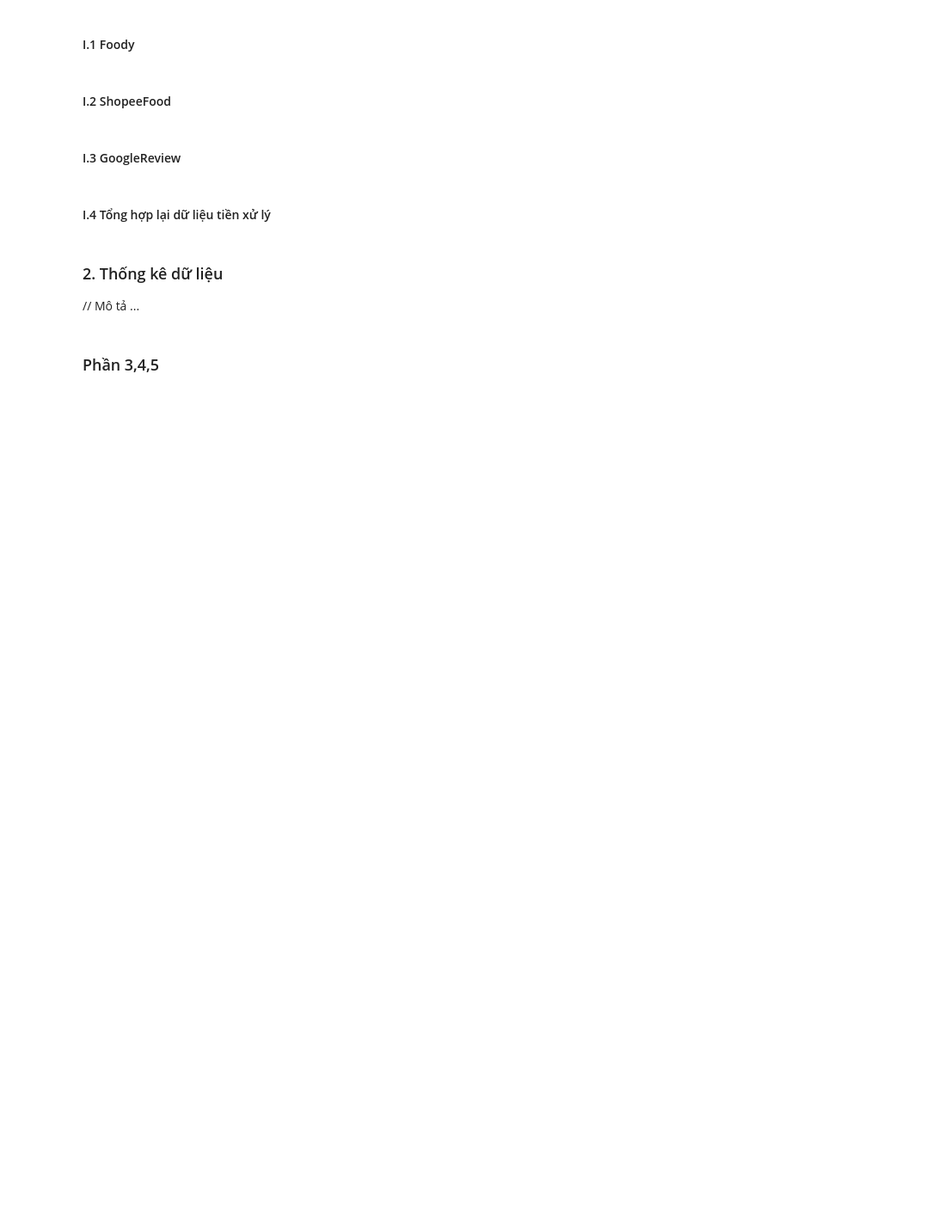
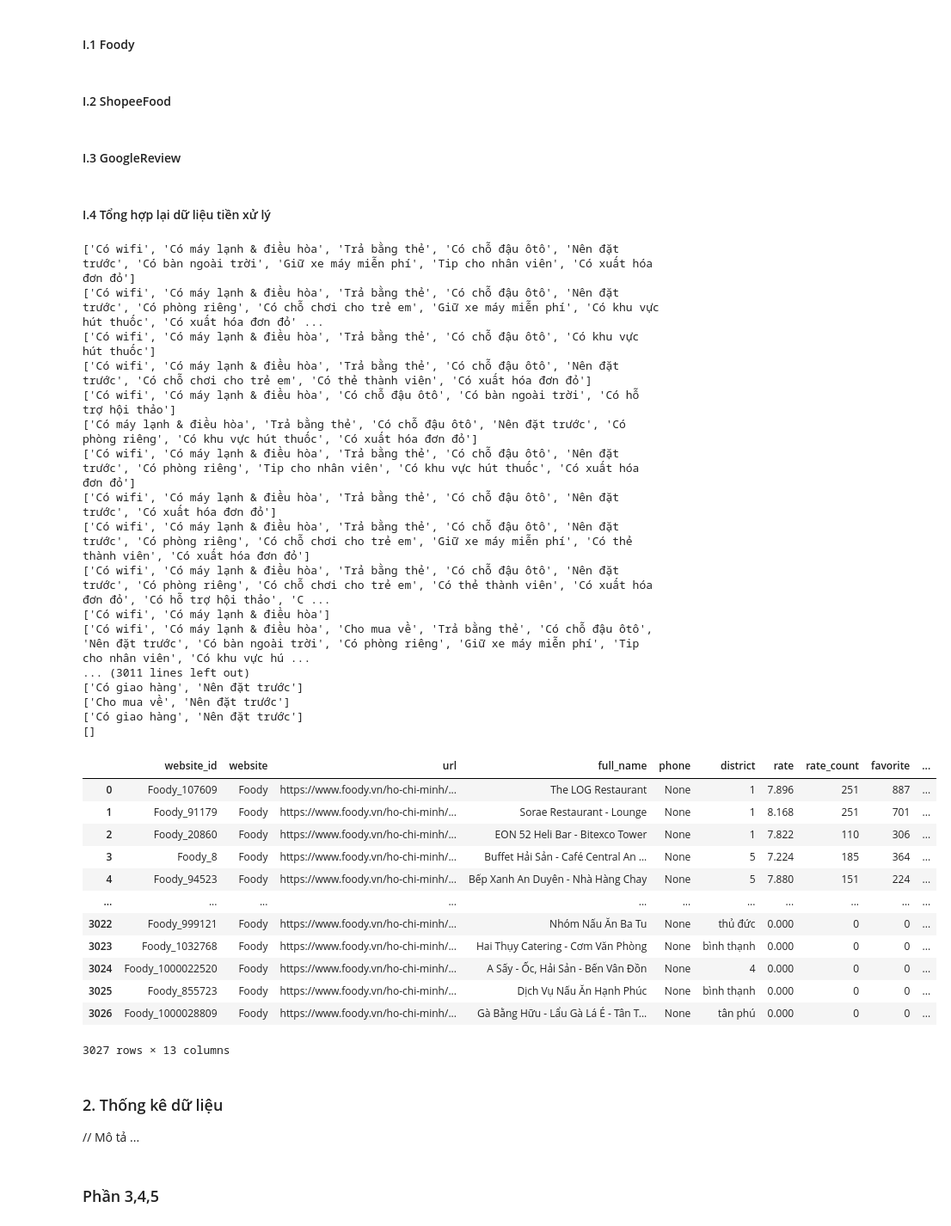
Before and after one commit to thafnhlong/HCMUS-UNIV-WebScience-VisualizeData, a Jupyter notebook: Source.ipynb, the cells around one changed output. Shown: that part at 86% size. Cells and saved outputs as stored; diff of their text form; code cells hidden in the pictures; blank space fills up the shorter version.

````diff
--- a/Source.ipynb
+++ b/Source.ipynb
@@ -77,10 +77,32 @@ class Utils:
 ```
 # %% [markdown]
 #### I.1 Foody
-# %%
-def preprocessing_Foody():
-    # Code here
-    return pd.DataFrame()
+# %%
+def preprocessing_Foody():
+    # Code here
+    data = get_bai_viet("Foody")
+    active_time = data["active_time"]
+    other_service = data["other_service"]
+    format_time = []
+    for time in active_time:
+        #time = time.open + ',' + time.close
+        time = json.loads(time)
+        time_format = []
+        time_format.append(time['open'])
+        time_format.append(time['close'])
+        x = {
+            "thứ 2":time_format,
+            "thứ 3":time_format,
+            "thứ 4":time_format,
+            "thứ 5":time_format,
+            "thứ 6":time_format,
+            "thứ 7":time_format,
+            "chủ nhật":time_format,
+            }
+        time = json.dumps(x)
+        format_time.append(time)
+    data['active_time'] = format_time
+    return data
 # %% [markdown]
 #### I.2 ShopeeFood
 # %%
@@ -124,8 +145,40 @@ def preprocessing_GoogleReview():
 # %% [markdown]
 #### I.4 Tổng hợp lại dữ liệu tiền xử lý
 # %%
-DATA = pd.concat([preprocessing_Foody(),preprocessing_ShopeeFood(),preprocessing_GoogleReview()])
+# DATA = pd.concat([preprocessing_Foody(),preprocessing_ShopeeFood(),preprocessing_GoogleReview()])
+preprocessing_Foody()
 # DATA.describe()
+# %% [output]
+['Có wifi', 'Có máy lạnh & điều hòa', 'Trả bằng thẻ', 'Có chỗ đậu ôtô', 'Nên đặt trước', 'Có bàn ngoài trời', 'Giữ xe máy miễn phí', 'Tip cho nhân viên', 'Có xuất hóa đơn đỏ']
+['Có wifi', 'Có máy lạnh & điều hòa', 'Trả bằng thẻ', 'Có chỗ đậu ôtô', 'Nên đặt trước', 'Có phòng riêng', 'Có chỗ chơi cho trẻ em', 'Giữ xe máy miễn phí', 'Có khu vực hút thuốc', 'Có xuất hóa đơn đỏ' ...
+['Có wifi', 'Có máy lạnh & điều hòa', 'Trả bằng thẻ', 'Có chỗ đậu ôtô', 'Có khu vực hút thuốc']
+['Có wifi', 'Có máy lạnh & điều hòa', 'Trả bằng thẻ', 'Có chỗ đậu ôtô', 'Nên đặt trước', 'Có chỗ chơi cho trẻ em', 'Có thẻ thành viên', 'Có xuất hóa đơn đỏ']
+['Có wifi', 'Có máy lạnh & điều hòa', 'Có chỗ đậu ôtô', 'Có bàn ngoài trời', 'Có hỗ trợ hội thảo']
+['Có máy lạnh & điều hòa', 'Trả bằng thẻ', 'Có chỗ đậu ôtô', 'Nên đặt trước', 'Có phòng riêng', 'Có khu vực hút thuốc', 'Có xuất hóa đơn đỏ']
+['Có wifi', 'Có máy lạnh & điều hòa', 'Trả bằng thẻ', 'Có chỗ đậu ôtô', 'Nên đặt trước', 'Có phòng riêng', 'Tip cho nhân viên', 'Có khu vực hút thuốc', 'Có xuất hóa đơn đỏ']
+['Có wifi', 'Có máy lạnh & điều hòa', 'Trả bằng thẻ', 'Có chỗ đậu ôtô', 'Nên đặt trước', 'Có xuất hóa đơn đỏ']
+['Có wifi', 'Có máy lạnh & điều hòa', 'Trả bằng thẻ', 'Có chỗ đậu ôtô', 'Nên đặt trước', 'Có phòng riêng', 'Có chỗ chơi cho trẻ em', 'Giữ xe máy miễn phí', 'Có thẻ thành viên', 'Có xuất hóa đơn đỏ']
+['Có wifi', 'Có máy lạnh & điều hòa', 'Trả bằng thẻ', 'Có chỗ đậu ôtô', 'Nên đặt trước', 'Có phòng riêng', 'Có chỗ chơi cho trẻ em', 'Có thẻ thành viên', 'Có xuất hóa đơn đỏ', 'Có hỗ trợ hội thảo', 'C ...
+['Có wifi', 'Có máy lạnh & điều hòa']
+['Có wifi', 'Có máy lạnh & điều hòa', 'Cho mua về', 'Trả bằng thẻ', 'Có chỗ đậu ôtô', 'Nên đặt trước', 'Có bàn ngoài trời', 'Có phòng riêng', 'Giữ xe máy miễn phí', 'Tip cho nhân viên', 'Có khu vực hú ...
+... (3011 lines left out)
+['Có giao hàng', 'Nên đặt trước']
+['Cho mua về', 'Nên đặt trước']
+['Có giao hàng', 'Nên đặt trước']
+[]
+|  | website_id | website | url | full_name | phone | district | rate | rate_count | favorite | ... |
+| 0 | Foody_107609 | Foody | https://www.foody.vn/ho-chi-minh/... | The LOG Restaurant | None | 1 | 7.896 | 251 | 887 | ... |
+| 1 | Foody_91179 | Foody | https://www.foody.vn/ho-chi-minh/... | Sorae Restaurant - Lounge | None | 1 | 8.168 | 251 | 701 | ... |
+| 2 | Foody_20860 | Foody | https://www.foody.vn/ho-chi-minh/... | EON 52 Heli Bar - Bitexco Tower | None | 1 | 7.822 | 110 | 306 | ... |
+| 3 | Foody_8 | Foody | https://www.foody.vn/ho-chi-minh/... | Buffet Hải Sản - Café Central An ... | None | 5 | 7.224 | 185 | 364 | ... |
+| 4 | Foody_94523 | Foody | https://www.foody.vn/ho-chi-minh/... | Bếp Xanh An Duyên - Nhà Hàng Chay | None | 5 | 7.880 | 151 | 224 | ... |
+| ... | ... | ... | ... | ... | ... | ... | ... | ... | ... | ... |
+| 3022 | Foody_999121 | Foody | https://www.foody.vn/ho-chi-minh/... | Nhóm Nấu Ăn Ba Tu | None | thủ đức | 0.000 | 0 | 0 | ... |
+| 3023 | Foody_1032768 | Foody | https://www.foody.vn/ho-chi-minh/... | Hai Thụy Catering - Cơm Văn Phòng | None | bình thạnh | 0.000 | 0 | 0 | ... |
+| 3024 | Foody_1000022520 | Foody | https://www.foody.vn/ho-chi-minh/... | A Sấy - Ốc, Hải Sản - Bến Vân Đồn | None | 4 | 0.000 | 0 | 0 | ... |
+| 3025 | Foody_855723 | Foody | https://www.foody.vn/ho-chi-minh/... | Dịch Vụ Nấu Ăn Hạnh Phúc | None | bình thạnh | 0.000 | 0 | 0 | ... |
+| 3026 | Foody_1000028809 | Foody | https://www.foody.vn/ho-chi-minh/... | Gà Bằng Hữu - Lẩu Gà Lá É - Tân T... | None | tân phú | 0.000 | 0 | 0 | ... |
+3027 rows × 13 columns
 # %% [markdown]
 ### 2. Thống kê dữ liệu
 
````
Also changed, not shown: parts of 1 cell of this notebook.
